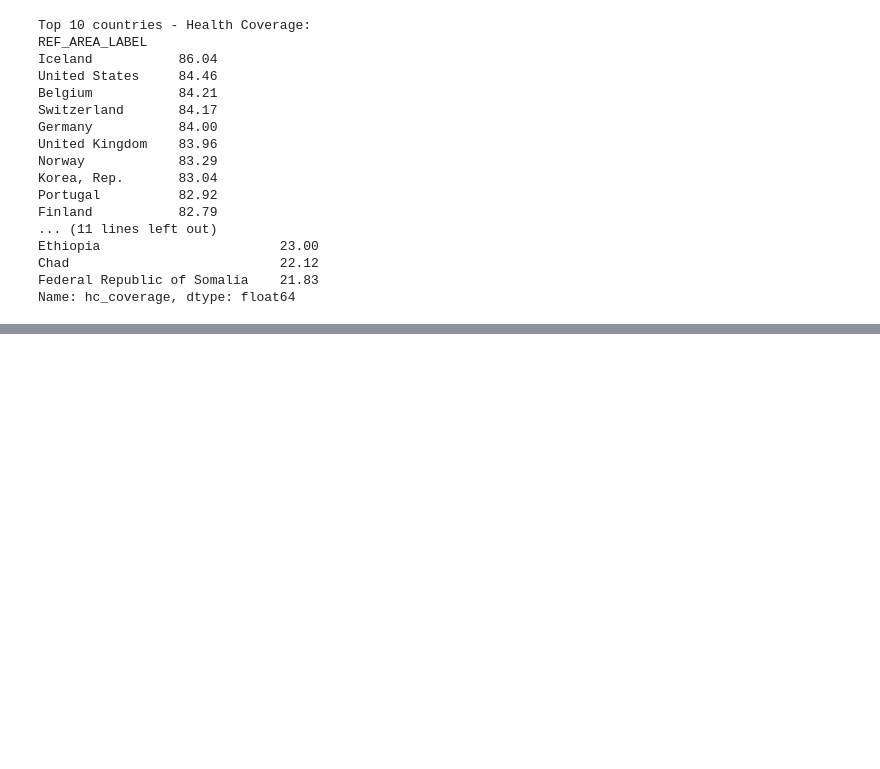
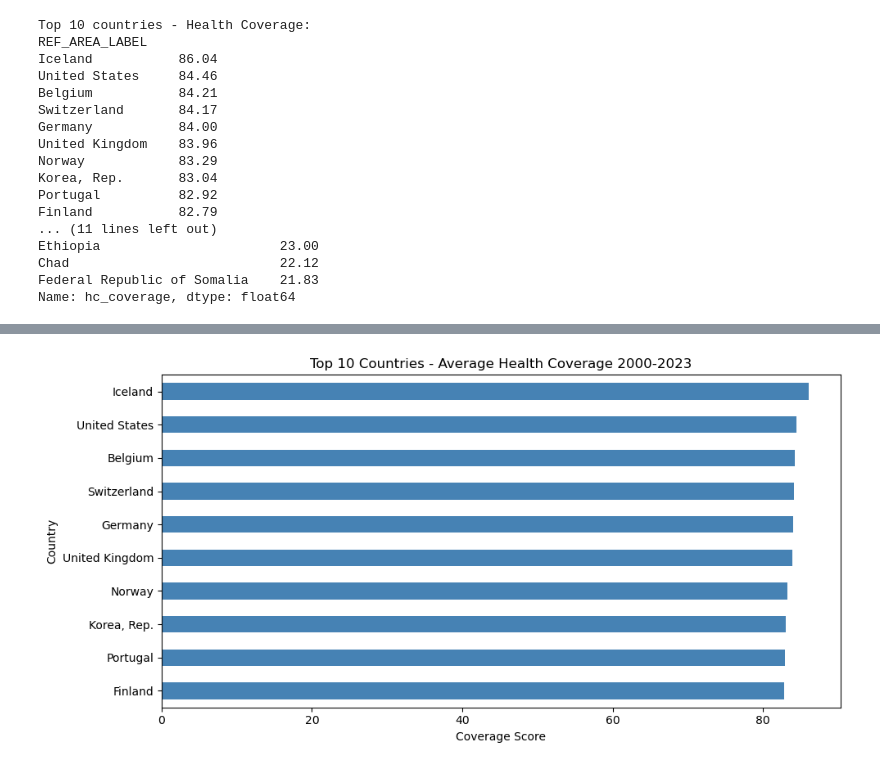
Before and after one commit to deelux-2468/Individual-_CW_DSPLC-IIT, a Jupyter notebook: EDA.ipynb, the cells around one changed output, grey strips where cells are left out. Saved outputs shown, nothing was run; the diff lists cells and outputs as text; code cells hidden in the pictures; blank space fills up the shorter version.

```diff
--- a/EDA.ipynb
+++ b/EDA.ipynb
@@ -83,0 +187,5 @@ hello world
+# %%
+# top 10 countries with highest average health coverage
+hc_country = df_total.groupby('REF_AREA_LABEL')['hc_coverage'].mean().round(2).sort_values(ascending=False)
+print("Top 10 - Health Coverage:")
+print(hc_country.head(10))
@@ -83,0 +206,12 @@ hello world
+# %%
+# Top 10 Health Coverage
+plt.figure(figsize=(10, 5))
+hc_country.head(10).sort_values().plot(kind='barh', color='steelblue')
+plt.title('Top 10 Countries - Average Health Coverage 2000-2023')
+plt.xlabel('Coverage Score')
+plt.ylabel('Country')
+plt.tight_layout()
+plt.savefig('EDA/top10_hc.png', dpi=150, bbox_inches='tight')
+plt.show()
+# %% [output]
+[figure, added]
```
Also changed, not shown: parts of 27 cells of this notebook.
